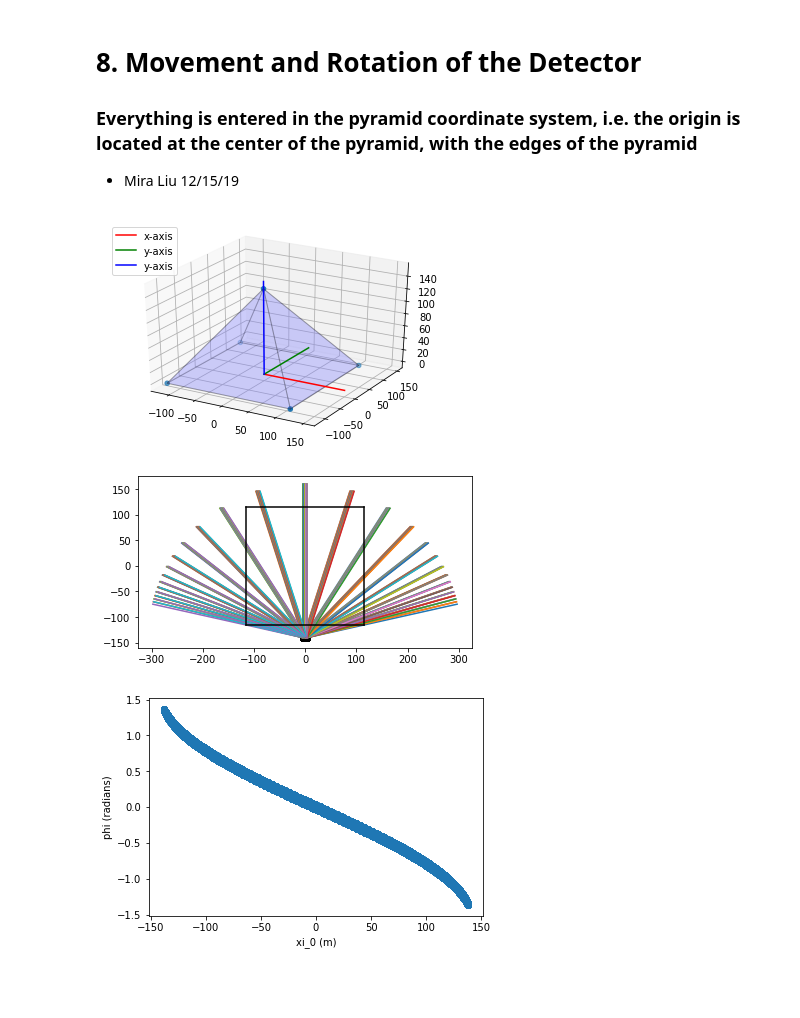
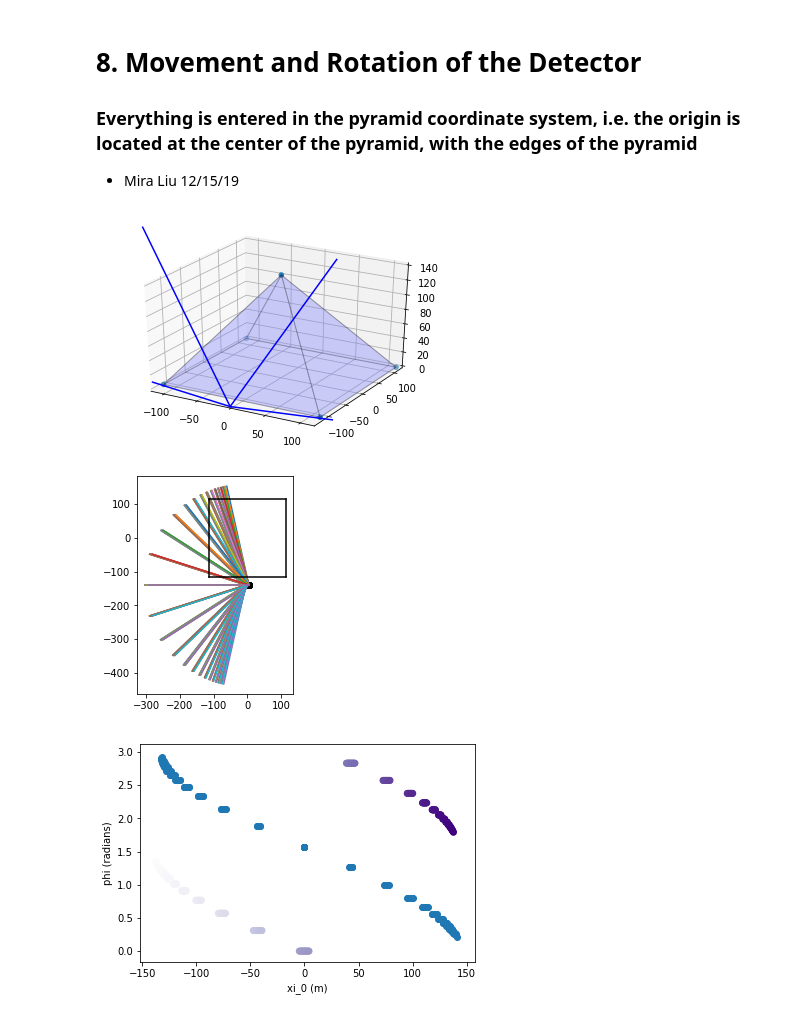
Before and after one commit to miramliu/MuonTomography, a Jupyter notebook: DetectorPlacement.ipynb, the cells around one changed output. Saved outputs shown, nothing was run; the diff lists cells and outputs as text; code cells hidden in the pictures; blank space fills up the shorter version.

```diff
--- a/DetectorPlacement.ipynb
+++ b/DetectorPlacement.ipynb
@@ -42,42 +42,57 @@ collection.set_edgecolor('k')
 
 xyax = np.linspace(0, 150,20)
 zeroz=np.zeros(20)
+zax = np.linspace(0,190,20)
 
-pl.plot(xyax,zeroz,zeroz,color = 'r',label = 'x-axis')
-pl.plot(zeroz,xyax,zeroz,color = 'g',label = 'y-axis')
-pl.plot(zeroz,zeroz,xyax,color = 'b',label = 'y-axis')
+#pl.plot(xyax,zeroz,zeroz,color = 'r',label = 'x-axis')
+#pl.plot(zeroz,xyax,zeroz,color = 'g',label = 'y-axis')
+#pl.plot(zeroz,zeroz,zax,color = 'b',label = 'z-axis')
 
-pl.legend(loc = 'upper left')
+#plotting angular ranges
+x = np.linspace(0,27)
+az1 = x/np.cos(78.23*np.pi/180) #84.05 is max theta
+az2 = -x/np.cos(78.23*np.pi/180)
 
+pol1 = az1/np.sin(39.81*np.pi/180) #22.62 is max theta
+pol2 = -az2/np.sin(39.81*np.pi/180) #22.62 is max theta
+
+ax.plot(az1, x-(230.33/2)-27, zs=0, zdir='z',color = 'b')
+ax.plot(az2, x-(230.33/2)-27, zs=0, zdir='z',color= 'b')
+ax.plot(az1, x-(230.33/2)-27, pol1, zdir='z',color = 'b')
+ax.plot(az2, x-(230.33/2)-27, pol2, zdir='z',color= 'b')
+pl.ylim(-135,120)
+pl.xlim(-115,115)
+ax.set_zlim(0,140)
+pl.savefig('/Users/Mira/Desktop/DetectorRange',dpi=300)
 pl.show()
 # %% [output]
-[figure, old version]
+[figure, new version]
 # %%
 i = np.arange(1,960,64) #480 horizontally
 #j = np.arange(1,240,64) #120 vertically
 phis = []
 etas = []
 for Hpix in i: #for all 480 pixels along the x axis
     for H in i: #for every pixel on the second detector x axis
         # for every combination of pixels
         di = Hpix-H #horizontal relative displacement
         dj = 0 #zero vertical relative displacement
         X = 0 #in pyramid coordinate system
         Y = -((230.33/2)+25) #in pyramid coordinate system
         Vpix = 0
-        theta = 0
+        theta = 90
         phi_n, xi0_n,psi, x1, y1 = SRSinogramSpace(Hpix, Vpix,X,Y,theta,di,dj,200)
         #print(psi)
         x,y = VectorPlot(x1,y1,psi)
         pl.scatter(x1,y1,color = 'k')
         pl.plot(x,y)
 pl.plot(p1,p2,color = 'k')
 pl.plot(p1,p3,color = 'k')
 pl.plot(p2,p1,color='k')
 pl.plot(p3,p1,color = 'k')
 pl.gca().set_aspect('equal', adjustable='box')
 #pl.savefig('/Users/medicalphysics/Desktop/Fan.png',dpi = 300)
 pl.show()
 # %% [output]
-[figure, old version]
+[figure, new version]
 # %%
@@ -101,11 +133,18 @@ def OneSinogramSpace(i,j,X,Y,theta):
             y1s.append(y1)
     return phis,xis,psis,x1s,y1s
 # %%
-i = np.arange(1,960,2) #480 horizontally
+i = np.arange(1,960,64) #480 horizontally
 j = np.arange(1,240,2) #120 vertically
 X = 0 #in pyramid coordinate system
 Y = -((230.33/2)+25) #in pyramid coordinate system
 theta = 0
+phis,xis,psis,x1s,y1s=OneSinogramSpace(i,j,X,Y,theta)
+purples = pl.get_cmap("Purples")
+pl.scatter(xis,phis,c=xis,cmap=purples)
+#now shifted
+theta = 90
+X = (230.33/2)+25 #in pyramid coordinate system
+Y = 0 #in pyramid coordinate system
 phis,xis,psis,x1s,y1s=OneSinogramSpace(i,j,X,Y,theta)
 pl.scatter(xis,phis)
 pl.xlabel('xi_0 (m)')
@@ -113,5 +152,5 @@ pl.ylabel('phi (radians)')
 #pl.savefig('/Users/medicalphysics/Desktop/SinogramSpace.png',dpi = 300)
 pl.show()
 # %% [output]
-[figure, old version]
+[figure, new version]
 # %%
```
Also changed, not shown: parts of 4 cells of this notebook, 21 other files.
